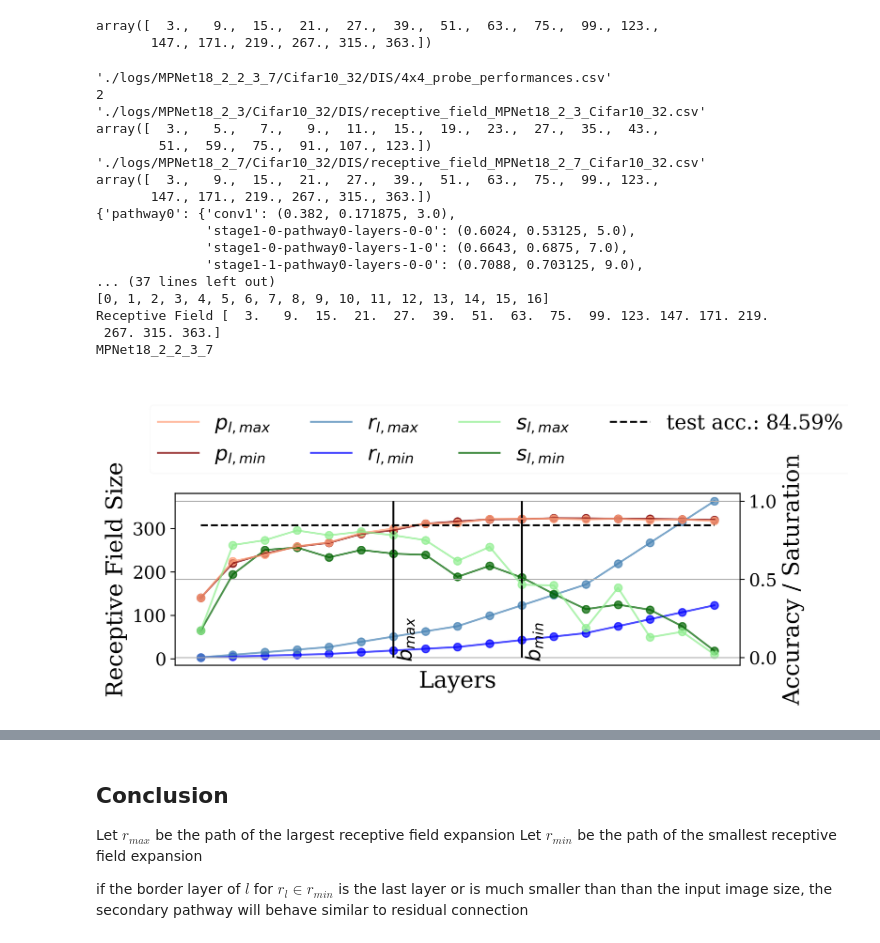
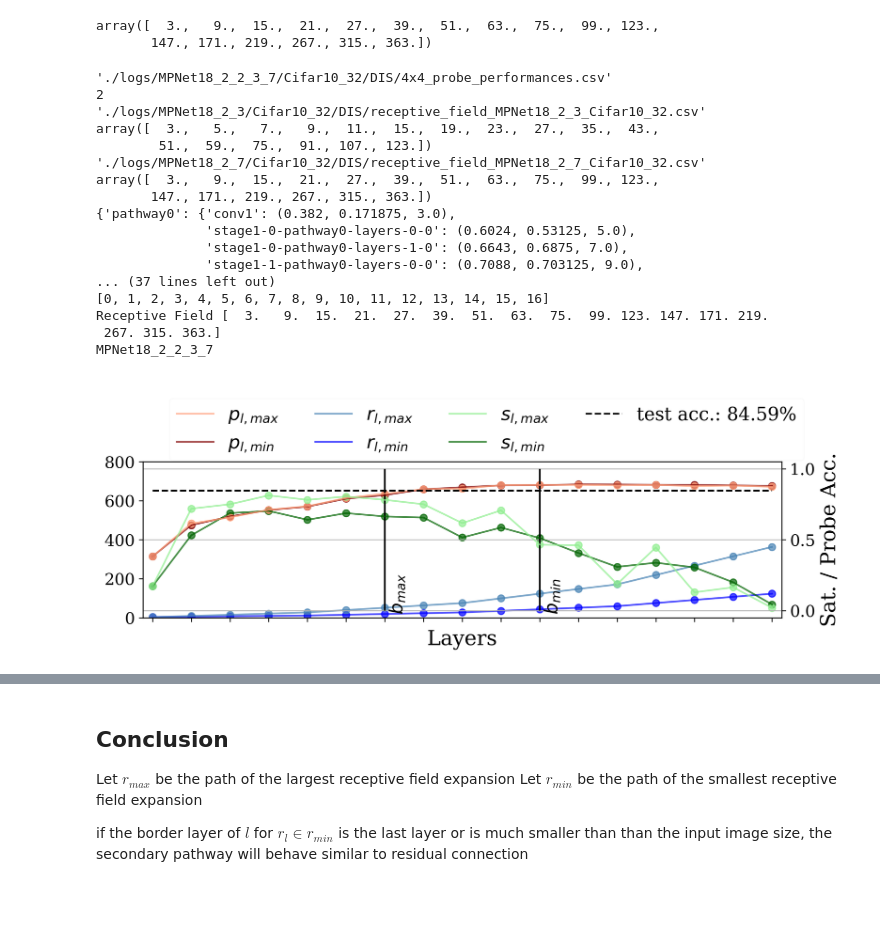
Before and after one commit to MLRichter/phd-lab, a Jupyter notebook: multipath_analysis.ipynb, the cells around one changed output, grey strips where cells are left out. Cells and saved outputs as stored; diff of their text form; code cells hidden in the pictures; blank space fills up the shorter version.

```diff
--- a/multipath_analysis.ipynb
+++ b/multipath_analysis.ipynb
@@ -226,13 +228,21 @@ def reformat_multipath(groups):
     return result
 
 
-def _plot_saturation(fig, ax1, ax2, ticks, sat_vals, prb_vals, recep, input_res, primary_metric, indices, linestyle, pathway, plot_pm):
+def _plot_saturation(fig, ax1, ax2, ticks, sat_vals, prb_vals, recep, input_res, primary_metric, indices, linestyle, pathway, plot_pm, bax=None):
     #indices = list(range(len(recep)))
     ax2_indices = indices
 
-
-    ax1.plot(indices, recep, label=rf_name[pathway], color=receptive_field_color[pathway], linestyle=linestyle, alpha=alpha)
-    ax1.scatter(indices, recep, color=receptive_field_color[pathway], alpha=alpha)
+    if bax is not None:
+        line = bax.plot(indices, recep, color=receptive_field_color[pathway], linestyle=linestyle, alpha=alpha)
+        print(line)
+        line[0][0].set_label(rf_name[pathway])
+        bax.scatter(indices, recep, color='blue')
+        bax.set_xlim([indices[0]-0.25, indices[-1]+0.25])
+        bax.set_xticks(indices, [" " for _ in indices])
+        bax.set_ylabel("Rec. Field Size")
+    else:
+        ax1.plot(indices, recep, label=rf_name[pathway], color=receptive_field_color[pathway], linestyle=linestyle, alpha=alpha)
+        ax1.scatter(indices, recep, color=receptive_field_color[pathway], alpha=alpha)
     plot_sats_and_probes(ax2, ax2_indices, sat_vals, prb_vals, linestyle_sat=linestyle, linestyle_probes=linestyle, sat_color=sats_color[pathway], probe_color=probes_color[pathway], sat_label=sat_name[pathway], probe_label=probe_name[pathway])
     border = find_border_layer(recep, input_res)
     print("Receptive Field", recep)
@@ -240,10 +250,16 @@ def _plot_saturation(fig, ax1, ax2, ticks, sat_vals, prb_vals, recep, input_res,
     plt.text(ax2_indices[border]+0.1, 0,f'{names[pathway]}',rotation=90)
     if plot_pm:
         ax2.plot(ax2_indices, [primary_metric/100 for idx in ax2_indices], color='black', linestyle='--', label=f'test acc.: {round(primary_metric, 2)}%')
-    ax2.set_ylabel("Accuracy / Saturation")
-    ax1.set_ylabel("Receptive Field Size")
+    ax2.set_ylabel("Sat. / Probe Acc.")
+    #ax1.set_ylabel("Rec. Field Size")
     ax1.set_xticks([])
-    ax1.set_xlabel("Layers")
+    #ax1.set_xlabel("Layers")
+
+    locs, labels = plt.xticks()
+    plt.xticks(indices, [" " for _ in indices])
+    #ax2.set_xticks(locs, [" " for _ in labels])
+    plt.xlim([indices[0]-0.25, indices[-1]+0.25])
+    ax1.set_xlabel("Layers", labelpad=-10)
     plt.grid()
 
 
@@ -257,8 +273,12 @@ def compute_indices(groups):
 
 
 def plot_multipath(model, sat_file, probe_file, receptive_field_file, pathway_groups = ["pathway0", "pathway1"]):
-    fig, ax1 = plt.subplots(figsize=(8, 2.5))
+    fig, ax1 = plt.subplots(figsize=(10, 2.5))
+    bax =None# brokenaxes(ylims=((0, 280), (350, 800)), hspace=.05)
+
     ax2 = ax1.twinx()
+    ax1.set_xticks([])
+    ax2.yaxis.tick_right()
     saturation_values, pm = extract_layer_stat(sat_file, "test_accuracy")
     probes = extract_probe_performances(probe_file, saturation_values)
     pprint(probe_file)
@@ -273,16 +293,17 @@ def plot_multipath(model, sat_file, probe_file, receptive_field_file, pathway_gr
         idx = [0] + list(range(1, len(probes)* indices[pathway], indices[pathway]))
         idx = idx if len(idx)%2 == 1 else idx[:-1]
         print("Results", idx)
-        _plot_saturation(fig, ax1, ax2, l_names, probes, sats, np.asarray(fields), 32, pm, idx, linestyle=style, pathway=pathway, plot_pm=plot_pm)
+        _plot_saturation(fig, ax1, ax2, l_names, probes, sats, np.asarray(fields), 32, pm, idx, bax=bax, linestyle=style, pathway=pathway, plot_pm=plot_pm)
         plot_pm = not plot_pm
     handles, labels = ax1.get_legend_handles_labels()
     handles2, labels2 = ax2.get_legend_handles_labels()
     # sort both labels and handles by labels
     labels, handles = zip(*sorted(zip(labels+labels2, handles+handles2), key=lambda t: t[0]))
     #ax.legend(handles, labels)
-
-    fig.legend(handles, labels, bbox_to_anchor=(1.05, 1.4), framealpha=0.1, ncol=4)
-
+    #ax1.get_yaxis().set_visible(False)
+    fig.legend(handles, labels, bbox_to_anchor=(.87, 1.3), framealpha=0.1, ncol=4)
+    #bax.tick_params(axis = 'x', labelsize=0, length=6, width=2, direction='in')
+    ax1.set_ylim((0, 800))
     plt.grid()
 
     return reformated_groups
@@ -295,35 +316,35 @@ resolution = 32
 dataset = "Cifar10"
 
 sat_file = f'./logs/{model}/{dataset}_{resolution}/{run_id}/{model}-{dataset}-r{resolution}-bs{batch_size}-e{epochs}.csv'
 probe_file = f'./logs/{model}/{dataset}_{resolution}/{run_id}/4x4_probe_performances.csv'
 receptive_field_file = f"./logs/{model}/{dataset}_{resolution}/{run_id}/receptive_field_{model}_{dataset}_{resolution}.csv"
 receptive_field_file_template = f"./logs/{model}/{dataset}_{resolution}/{run_id}/receptive_field_{model}_{dataset}_{resolution}.csv"
 
 #print(sat_file)
 r = plot_multipath(model, sat_file, probe_file, "")
 #pprint(r)
-savepath = os.path.join(path,f'{model}_{dataset}_{resolution}.png')
+savepath = os.path.join(path,f'{model}_{dataset}_{resolution}.pdf')
 print(model)
 plt.savefig(savepath, bbox_inches='tight')
 # %% [output]
 './logs/MPNet18_2_2_3_7/Cifar10_32/DIS/4x4_probe_performances.csv'
 2
 './logs/MPNet18_2_3/Cifar10_32/DIS/receptive_field_MPNet18_2_3_Cifar10_32.csv'
 array([  3.,   5.,   7.,   9.,  11.,  15.,  19.,  23.,  27.,  35.,  43.,
         51.,  59.,  75.,  91., 107., 123.])
 './logs/MPNet18_2_7/Cifar10_32/DIS/receptive_field_MPNet18_2_7_Cifar10_32.csv'
 array([  3.,   9.,  15.,  21.,  27.,  39.,  51.,  63.,  75.,  99., 123.,
        147., 171., 219., 267., 315., 363.])
 {'pathway0': {'conv1': (0.382, 0.171875, 3.0),
               'stage1-0-pathway0-layers-0-0': (0.6024, 0.53125, 5.0),
               'stage1-0-pathway0-layers-1-0': (0.6643, 0.6875, 7.0),
               'stage1-1-pathway0-layers-0-0': (0.7088, 0.703125, 9.0),
 ... (37 lines left out)
 [0, 1, 2, 3, 4, 5, 6, 7, 8, 9, 10, 11, 12, 13, 14, 15, 16]
 Receptive Field [  3.   9.  15.  21.  27.  39.  51.  63.  75.  99. 123. 147. 171. 219.
  267. 315. 363.]
 MPNet18_2_2_3_7
-[figure, old version]
+[figure, new version]
 # %%
 model = "MPNet18_2_2_1_7"
 batch_size = 64
```
Also changed, not shown: parts of 9 cells of this notebook, 18 other files.
